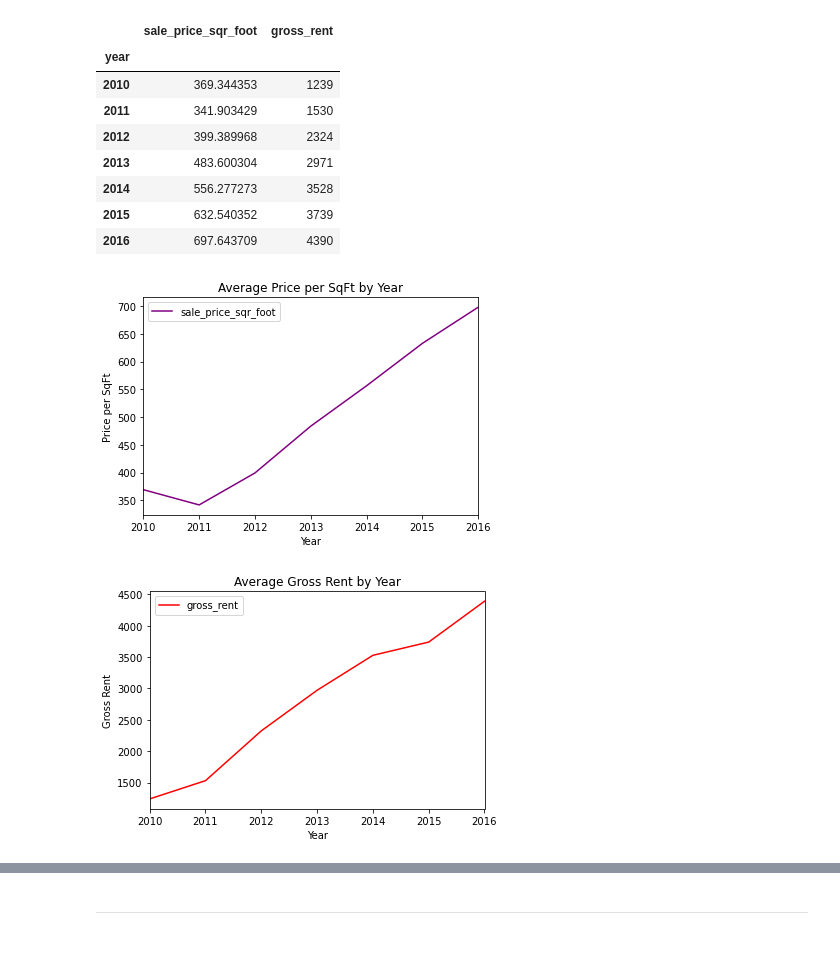
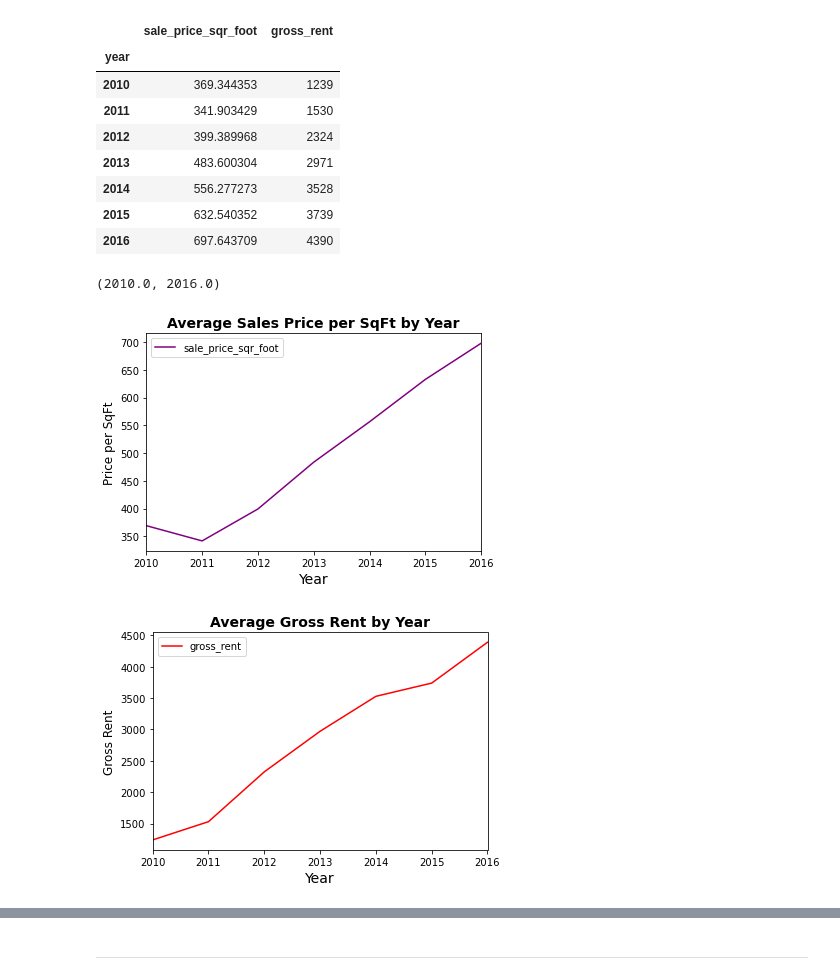
Before and after one commit to tylergehbauer/Pyhtonic-Monopoly, a Jupyter notebook: rental_analysis.ipynb, the cells around one changed output, grey strips where cells are left out. Cells and saved outputs as stored; diff of their text form; code cells hidden in the pictures; blank space fills up the shorter version.

```diff
--- a/rental_analysis.ipynb
+++ b/rental_analysis.ipynb
@@ -116,21 +118,26 @@ housing_costs
 | 2014 | 556.277273 | 3528 |
 | 2015 | 632.540352 | 3739 |
 | 2016 | 697.643709 | 4390 |
-# %%
-# Create two line charts, one to plot the average sale price per square foot and another for average montly rent
-
-# Line chart for average sale price per square foot
-sqft_plot = housing_costs.plot(kind = 'line', y = 'sale_price_sqr_foot',
-                              title = 'Average Sales Price per SqFt by Year',
-                              xlabel = 'Year', ylabel = 'Price per SqFt',
-                              xlim = (2010,2016), color = 'purple')
-
-
-# Line chart for average montly rent
-rent_plot = housing_costs.plot(kind = 'line', y = 'gross_rent',
-                              title = 'Average Gross Rent by Year',
-                              xlabel = 'Year', ylabel = 'Gross Rent',
-                              xlim = (2010,2016), color = 'red')
-# %% [output]
-[figure, removed]
-[figure, removed]
+# %%
+# Create two line charts, one to plot the average sale price per square foot and another for average montly rent
+
+# Line chart for average sale price per square foot
+sqft_plot = housing_costs.plot.line(y='sale_price_sqr_foot', color = 'purple')
+sqft_plot.set_xlabel('Year', fontsize = 14) #lets the label for x-axis and font size
+sqft_plot.set_ylabel('Price per SqFt', fontsize = 12)#lets the label for y-axis and font size
+sqft_plot.set_title('Average Sales Price per SqFt by Year', fontsize = 14, fontweight='bold')#sets the title and fontsize, and makes it bold.
+sqft_plot.set_xlim(2010,2016) #this sets the interval for the x-axis
+
+
+
+# Line chart for average montly rent
+rent_plot = housing_costs.plot.line(y = 'gross_rent', color = 'red') #.plot.line is a dfferent way of plotting
+#color parameter changes the color of the line, and (y =) parameter sets specific column to Y axis
+rent_plot.set_xlabel('Year', fontsize = 14) #lets the label for x-axis and font size
+rent_plot.set_ylabel('Gross Rent', fontsize = 12)#lets the label for y-axis and font size
+rent_plot.set_title('Average Gross Rent by Year', fontsize = 14, fontweight='bold')#sets the title and fontsize, and makes it bold.
+rent_plot.set_xlim(2010,2016) #this sets the interval for the x-axis
+# %% [output]
+(2010.0, 2016.0)
+[figure, added]
+[figure, added]
```
Also changed, not shown: parts of 20 cells of this notebook, 2 other files.
